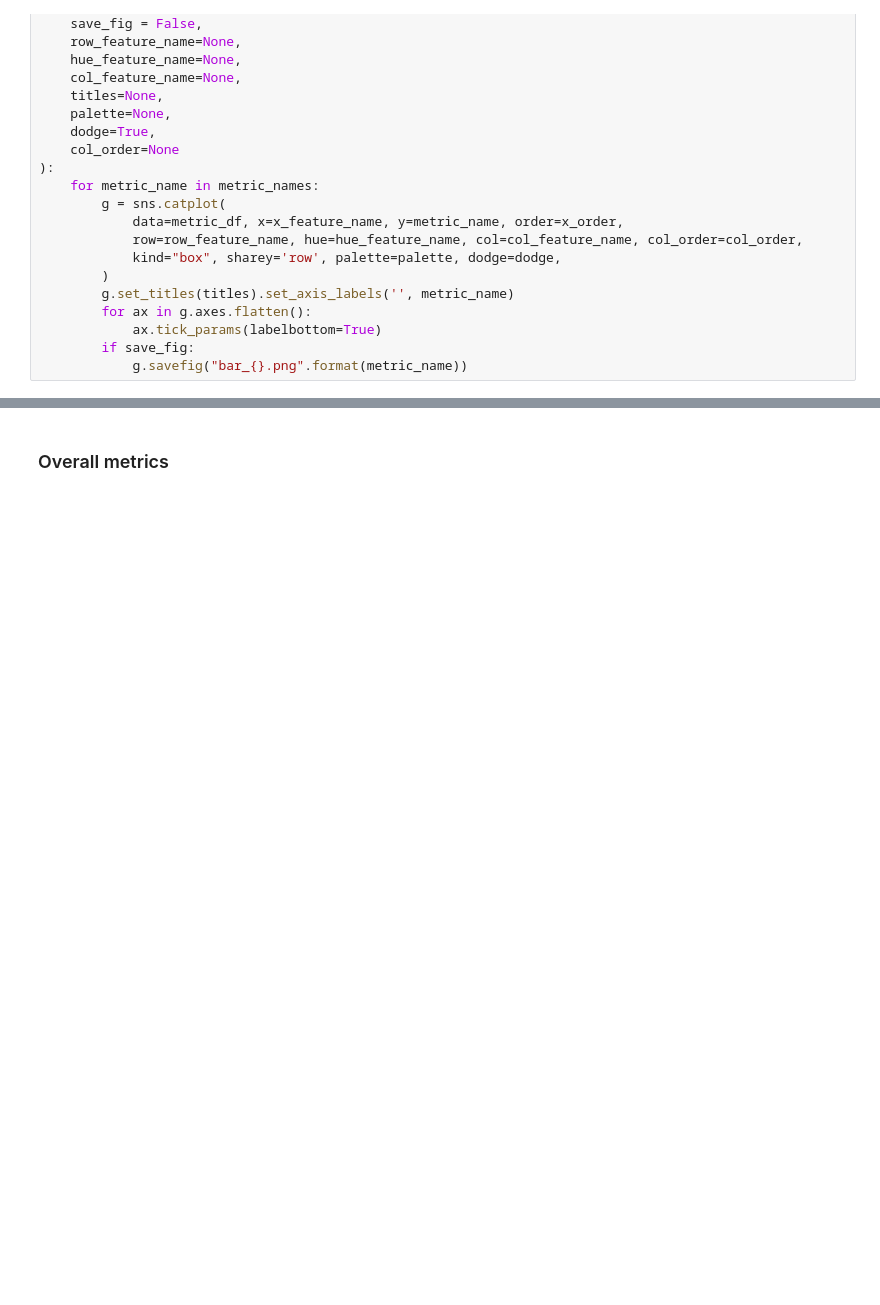
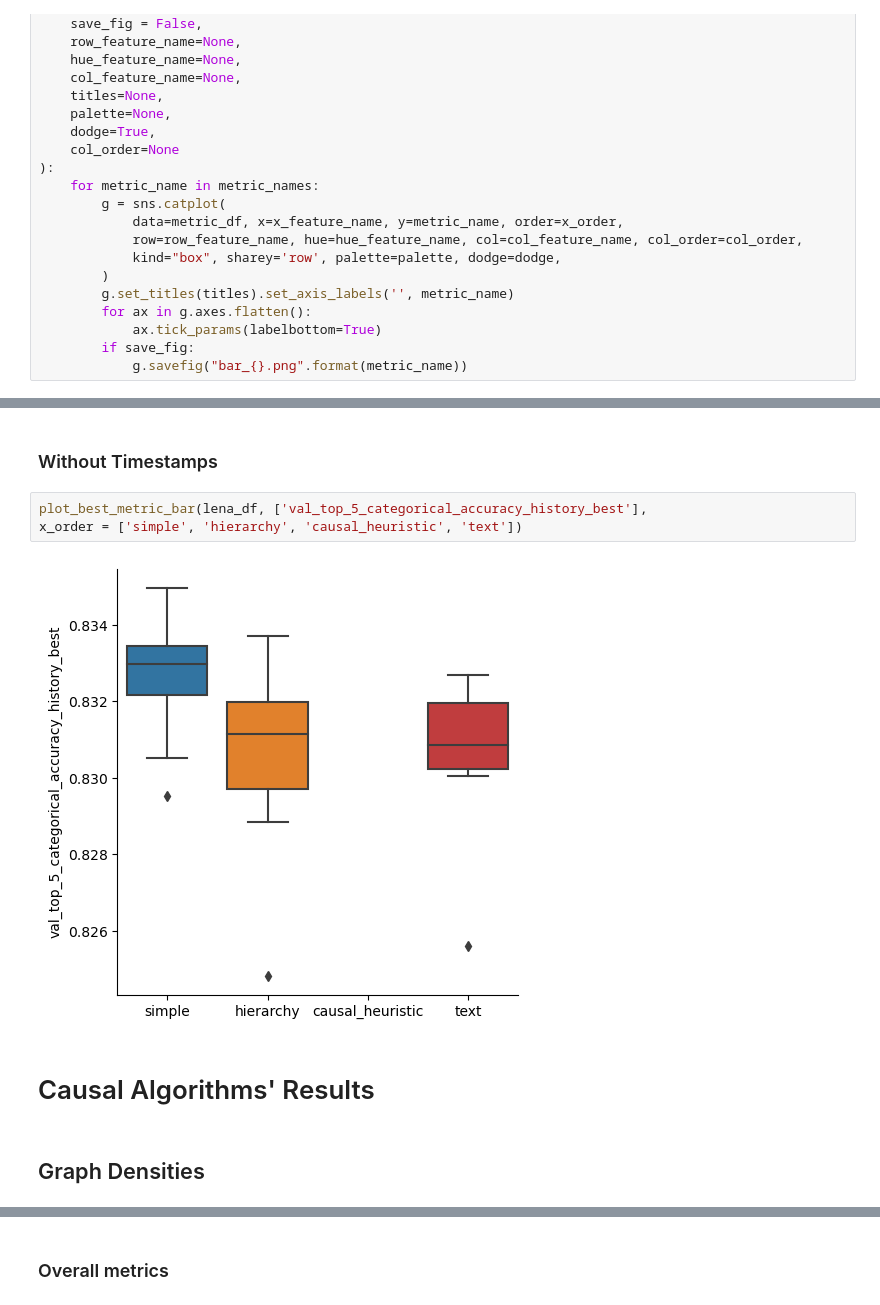
Before and after one commit to ralmasri/Domain-Guided-Monitoring, a Jupyter notebook: notebooks/knowledge_graphs.ipynb, the cells around one changed output, grey strips where cells are left out. Saved outputs shown, nothing was run; the diff lists cells and outputs as text; blank space fills up the shorter version.

```diff
--- a/notebooks/knowledge_graphs.ipynb
+++ b/notebooks/knowledge_graphs.ipynb
@@ -79,0 +108,11 @@ def plot_best_metric_bar(metric_df, metric_names,
+# %% [markdown]
+### Without Timestamps
+# %%
+plot_best_metric_bar(lena_df, ['val_top_5_categorical_accuracy_history_best'],
+x_order = ['simple', 'hierarchy', 'causal_heuristic', 'text'])
+# %% [output]
+[figure, added]
+# %% [markdown]
+# Causal Algorithms' Results
+# %% [markdown]
+## Graph Densities
```
Also changed, not shown: parts of 18 cells of this notebook.
